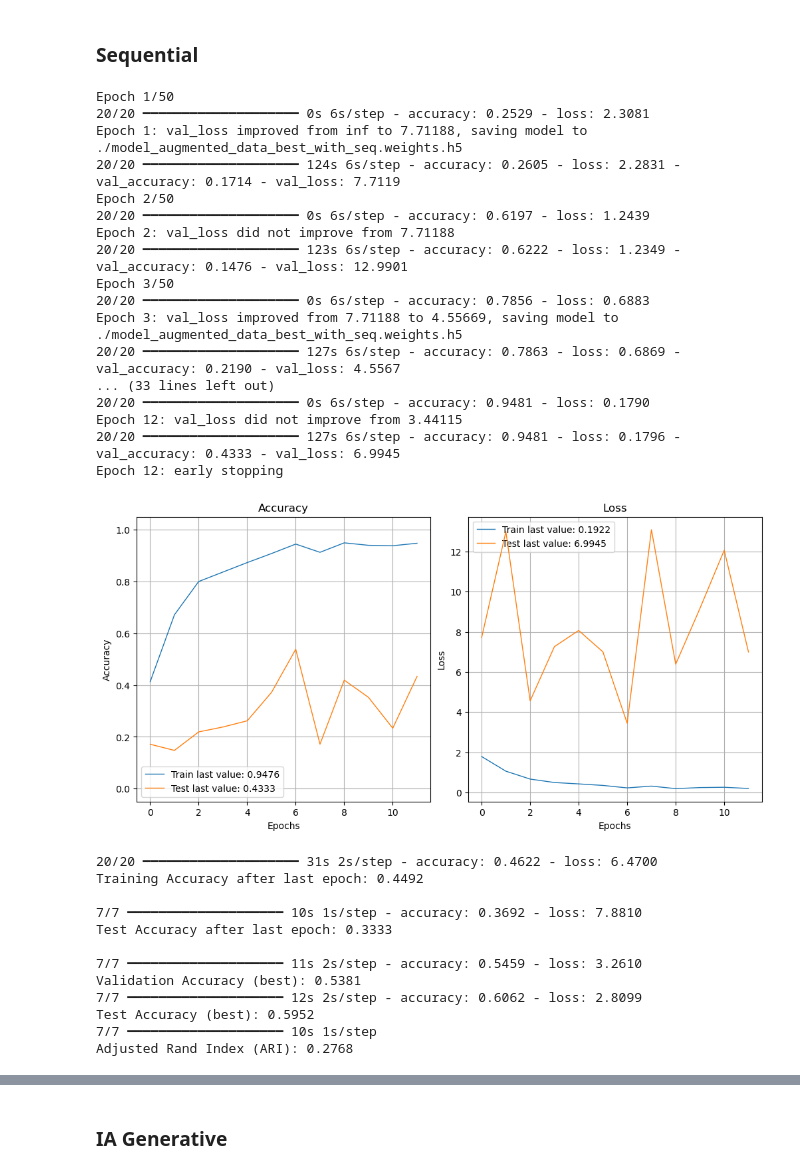
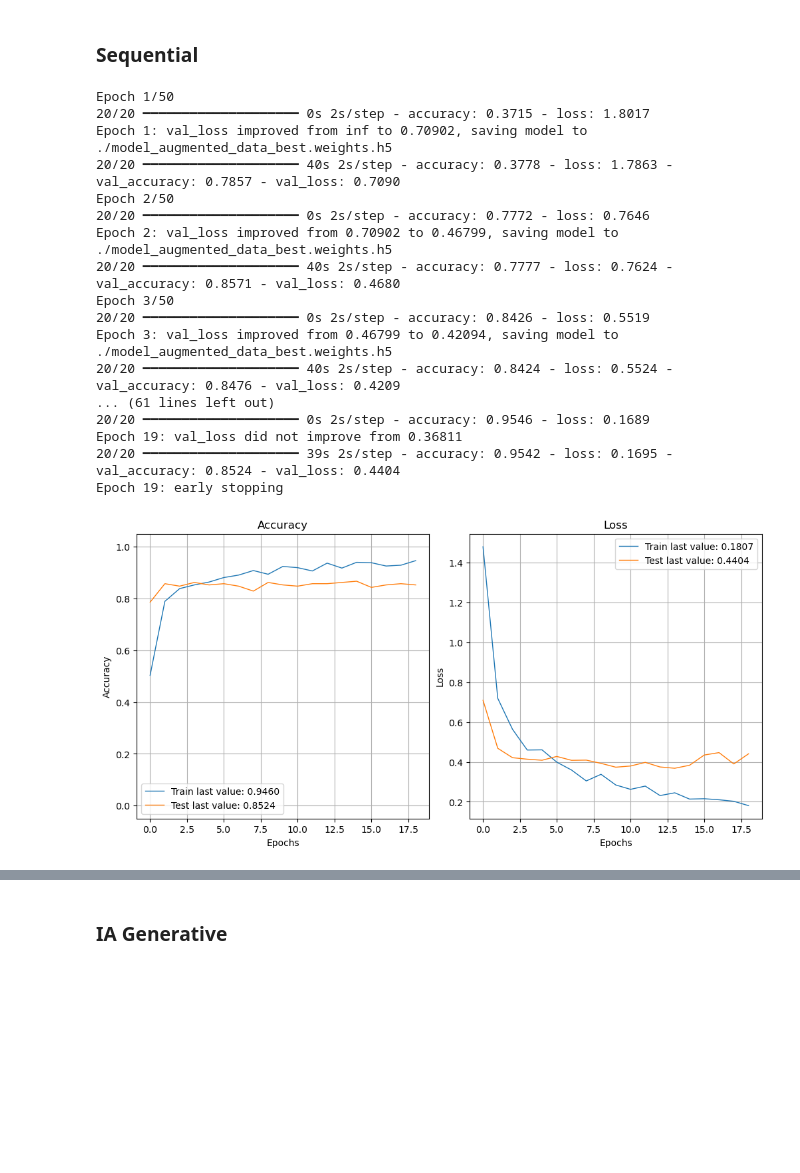
Before and after one commit to Stely-data/OC-Projet-6, a Jupyter notebook: Deveau_Estelle_5_notebook_img_classification_042024.ipynb, the cells around one changed output, grey strips where cells are left out. Saved outputs shown, nothing was run; the diff lists cells and outputs as text; code cells hidden in the pictures; blank space fills up the shorter version.

```diff
--- a/Deveau_Estelle_5_notebook_img_classification_042024.ipynb
+++ b/Deveau_Estelle_5_notebook_img_classification_042024.ipynb
@@ -490,45 +488,29 @@ sequential_model_inceptionresnetv2 = create_sequential_model()
-# %%
-# Entraînement du modèle avec l'approche Sequential
-model_with_sequential, duration_with_sequential = train_model(sequential_model_inceptionresnetv2,
-                                                              X_train_inceptionresnetv2, y_train,
-                                                              X_val_inceptionresnetv2, y_val,
-                                                              "./model_augmented_data_best_with_seq.weights.h5")
-# %% [output]
-Epoch 1/50
-20/20 ━━━━━━━━━━━━━━━━━━━━ 0s 6s/step - accuracy: 0.2529 - loss: 2.3081
-Epoch 1: val_loss improved from inf to 7.71188, saving model to ./model_augmented_data_best_with_seq.weights.h5
-20/20 ━━━━━━━━━━━━━━━━━━━━ 124s 6s/step - accuracy: 0.2605 - loss: 2.2831 - val_accuracy: 0.1714 - val_loss: 7.7119
-Epoch 2/50
-20/20 ━━━━━━━━━━━━━━━━━━━━ 0s 6s/step - accuracy: 0.6197 - loss: 1.2439
-Epoch 2: val_loss did not improve from 7.71188
-20/20 ━━━━━━━━━━━━━━━━━━━━ 123s 6s/step - accuracy: 0.6222 - loss: 1.2349 - val_accuracy: 0.1476 - val_loss: 12.9901
-Epoch 3/50
-20/20 ━━━━━━━━━━━━━━━━━━━━ 0s 6s/step - accuracy: 0.7856 - loss: 0.6883
-Epoch 3: val_loss improved from 7.71188 to 4.55669, saving model to ./model_augmented_data_best_with_seq.weights.h5
-20/20 ━━━━━━━━━━━━━━━━━━━━ 127s 6s/step - accuracy: 0.7863 - loss: 0.6869 - val_accuracy: 0.2190 - val_loss: 4.5567
-... (33 lines left out)
-20/20 ━━━━━━━━━━━━━━━━━━━━ 0s 6s/step - accuracy: 0.9481 - loss: 0.1790
-Epoch 12: val_loss did not improve from 3.44115
-20/20 ━━━━━━━━━━━━━━━━━━━━ 127s 6s/step - accuracy: 0.9481 - loss: 0.1796 - val_accuracy: 0.4333 - val_loss: 6.9945
-Epoch 12: early stopping
-[figure, removed]
-# %%
-# Évaluation du modèle
-loss_with_sequential, accuracy_with_sequential, ari_score_with_sequential = evaluate_model(sequential_model_inceptionresnetv2,
-                                                                                           X_train_inceptionresnetv2, y_train,
-                                                                                           X_val_inceptionresnetv2, y_val,
-                                                                                           X_test_inceptionresnetv2, y_test,
-                                                                                           "./model_augmented_data_best_with_seq.weights.h5")
-# %% [output]
-20/20 ━━━━━━━━━━━━━━━━━━━━ 31s 2s/step - accuracy: 0.4622 - loss: 6.4700
-Training Accuracy after last epoch: 0.4492
-
-7/7 ━━━━━━━━━━━━━━━━━━━━ 10s 1s/step - accuracy: 0.3692 - loss: 7.8810
-Test Accuracy after last epoch: 0.3333
-
-7/7 ━━━━━━━━━━━━━━━━━━━━ 11s 2s/step - accuracy: 0.5459 - loss: 3.2610
-Validation Accuracy (best): 0.5381
-7/7 ━━━━━━━━━━━━━━━━━━━━ 12s 2s/step - accuracy: 0.6062 - loss: 2.8099
-Test Accuracy (best): 0.5952
-7/7 ━━━━━━━━━━━━━━━━━━━━ 10s 1s/step
-Adjusted Rand Index (ARI): 0.2768
+# %%
+# Préparation des données pour data augmentation
+X_train, X_val, X_test = prepare_data_for_augmentation(paths_train, paths_val, paths_test, target_size=(299, 299))
+# %%
+# Création du modèle avec la data augmentation intégrée
+seq_model = create_augmented_model()
+# %%
+# Entraînement du modèle
+seq_model, seq_duration = train_model(seq_model, X_train, y_train, X_val, y_val,
+                                      "./model_augmented_data_best.weights.h5")
+# %% [output]
+Epoch 1/50
+20/20 ━━━━━━━━━━━━━━━━━━━━ 0s 2s/step - accuracy: 0.3715 - loss: 1.8017
+Epoch 1: val_loss improved from inf to 0.70902, saving model to ./model_augmented_data_best.weights.h5
+20/20 ━━━━━━━━━━━━━━━━━━━━ 40s 2s/step - accuracy: 0.3778 - loss: 1.7863 - val_accuracy: 0.7857 - val_loss: 0.7090
+Epoch 2/50
+20/20 ━━━━━━━━━━━━━━━━━━━━ 0s 2s/step - accuracy: 0.7772 - loss: 0.7646
+Epoch 2: val_loss improved from 0.70902 to 0.46799, saving model to ./model_augmented_data_best.weights.h5
+20/20 ━━━━━━━━━━━━━━━━━━━━ 40s 2s/step - accuracy: 0.7777 - loss: 0.7624 - val_accuracy: 0.8571 - val_loss: 0.4680
+Epoch 3/50
+20/20 ━━━━━━━━━━━━━━━━━━━━ 0s 2s/step - accuracy: 0.8426 - loss: 0.5519
+Epoch 3: val_loss improved from 0.46799 to 0.42094, saving model to ./model_augmented_data_best.weights.h5
+20/20 ━━━━━━━━━━━━━━━━━━━━ 40s 2s/step - accuracy: 0.8424 - loss: 0.5524 - val_accuracy: 0.8476 - val_loss: 0.4209
+... (61 lines left out)
+20/20 ━━━━━━━━━━━━━━━━━━━━ 0s 2s/step - accuracy: 0.9546 - loss: 0.1689
+Epoch 19: val_loss did not improve from 0.36811
+20/20 ━━━━━━━━━━━━━━━━━━━━ 39s 2s/step - accuracy: 0.9542 - loss: 0.1695 - val_accuracy: 0.8524 - val_loss: 0.4404
+Epoch 19: early stopping
+[figure, added]
```
Also changed, not shown: parts of 25 cells of this notebook, 2 other files.
